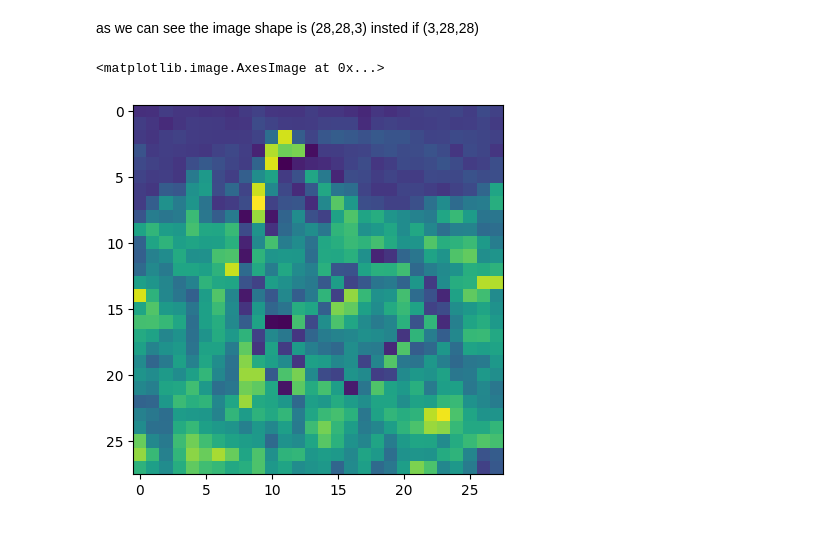
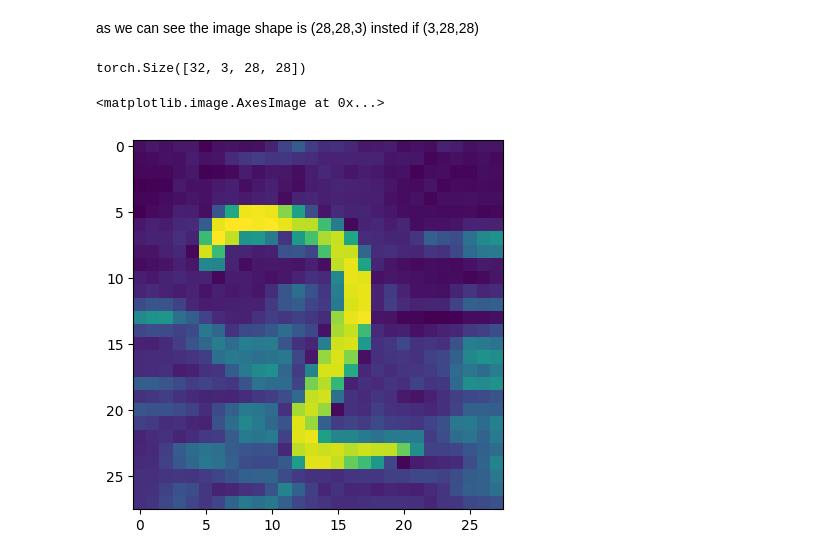
Before and after one commit to Gavriel55555/domain_adaptation, a Jupyter notebook: DOMAIN_ADAPTATION.ipynb, the cells around one changed output. Drawn from its saved outputs; the diff is of its cells as text; code cells hidden in the pictures.

```diff
--- a/DOMAIN_ADAPTATION.ipynb
+++ b/DOMAIN_ADAPTATION.ipynb
@@ -72,14 +95,6 @@ transform_train = transforms.Compose([
 ])
 data = ImageFolder('/content/gdrive/My Drive/Colab Notebooks/mnist-m/',
                                   transform = transform_train) #Loading train dataset with trasform
-# %%
-data_iterator = iter(trainloader)
-first_batch = next(data_iterator)
-input,label=first_batch
-plt.imshow(input[0,0])
-# %% [output]
-<matplotlib.image.AxesImage at 0x...>
-[figure, removed]
 # %%
 train_size = int(0.9 * len(data))
 test_size = len(data) - train_size
@@ -90,3 +105,13 @@ train_dataset, test_dataset = random_split(data, [train_size, test_size])
 # Create DataLoaders for train and test sets
 train_loader = DataLoader(train_dataset, batch_size=32, shuffle=True)
 test_loader = DataLoader(test_dataset, batch_size=32, shuffle=False)
+# %%
+data_iterator = iter(train_loader)
+first_batch = next(data_iterator)
+input,label=first_batch
+print(input.shape)
+plt.imshow(input[0,0])
+# %% [output]
+torch.Size([32, 3, 28, 28])
+<matplotlib.image.AxesImage at 0x...>
+[figure, added]
```
Also changed, not shown: parts of 5 cells of this notebook.
